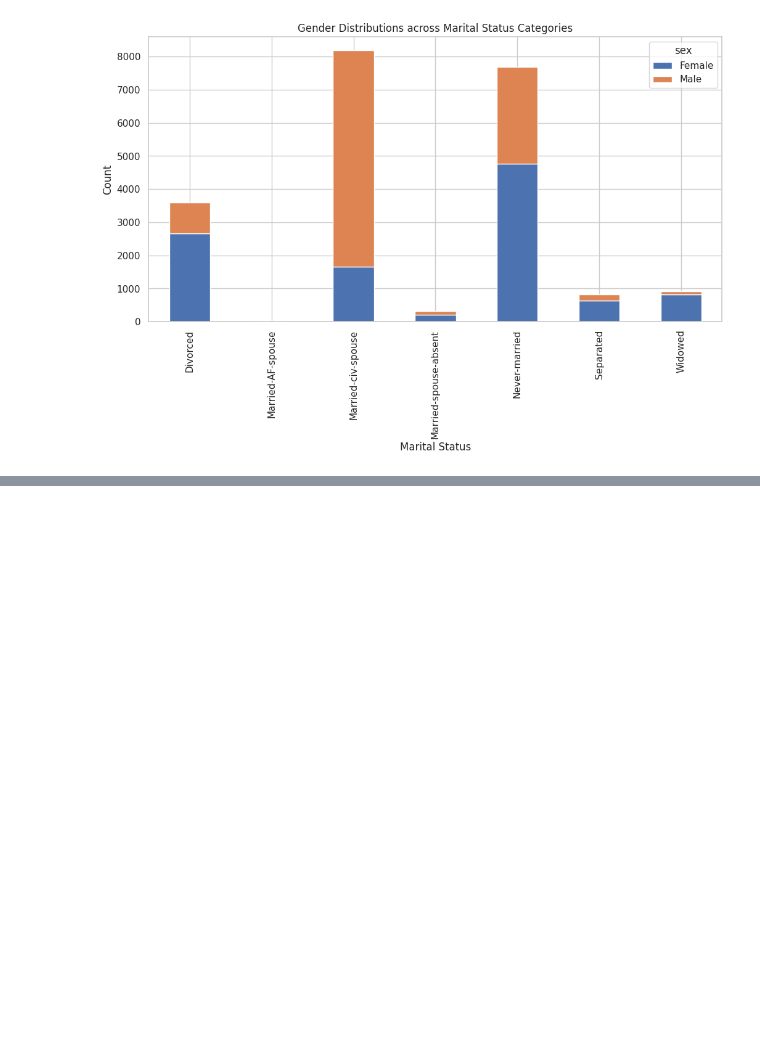
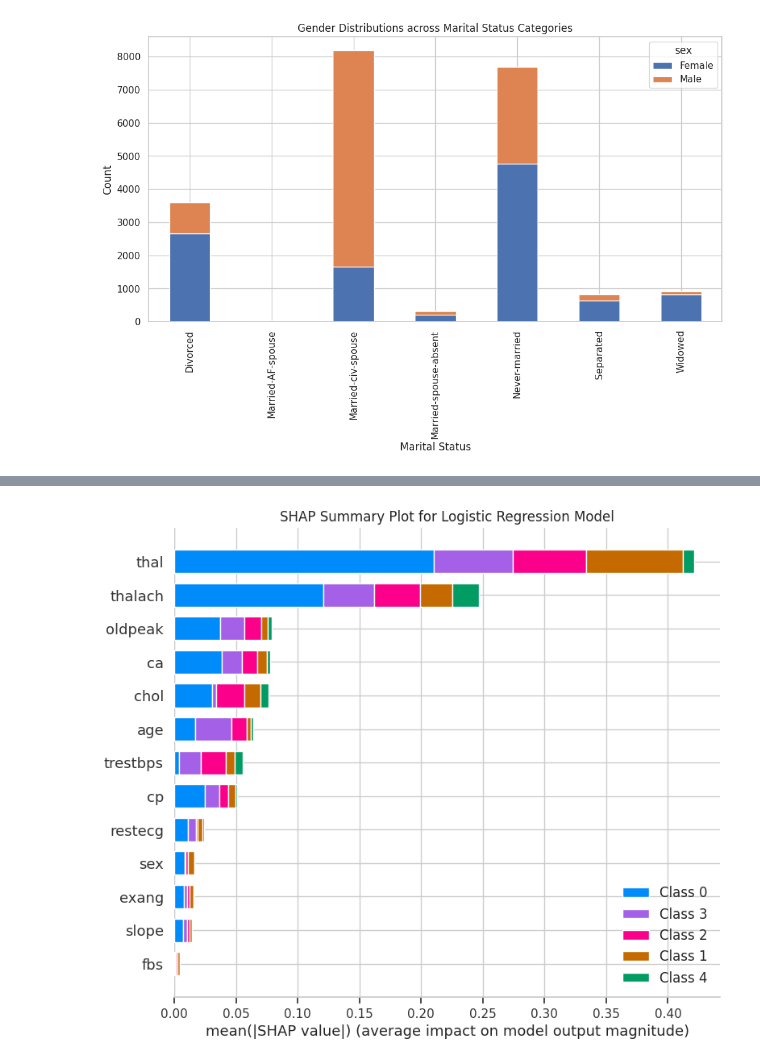
Before and after one commit to noushin94/ResponsibleAI, a Jupyter notebook: Responsible_AI.ipynb, the cells around one changed output, grey strips where cells are left out. Drawn from its saved outputs; the diff is of its cells as text; code cells hidden in the pictures; blank space fills up the shorter version.

```diff
--- a/Responsible_AI.ipynb
+++ b/Responsible_AI.ipynb
@@ -486,0 +615,11 @@ plt.show()
+# %%
+# Separate features and target variable
+X = heart_data.drop('target', axis=1)
+y = heart_data['target']
+# %%
+# Use ShuffleSplit for splitting the data into training and testing sets
+shuffle_split = ShuffleSplit(n_splits=1, test_size=0.2, random_state=42)
+
+for train_index, test_index in shuffle_split.split(X):
+    X_train, X_test = X.iloc[train_index], X.iloc[test_index]
+    y_train, y_test = y.iloc[train_index], y.iloc[test_index]
@@ -486,0 +637,4 @@ plt.show()
+# %%
+# Train a logistic regression model
+logreg_model = LogisticRegression()
+logreg_model.fit(X_train, y_train)
@@ -486,0 +652,4 @@ plt.show()
+# %%
+# Explain model predictions using SHAP values with KernelExplainer
+explainer = shap.KernelExplainer(logreg_model.predict_proba, X_train)
+shap_values = explainer.shap_values(X_test)
@@ -486,0 +658,7 @@ plt.show()
+# %%
+# Plot SHAP summary plots
+shap.summary_plot(shap_values, X_test, feature_names=X_test.columns, show=False)
+plt.title('SHAP Summary Plot for Logistic Regression Model')
+plt.show()
+# %% [output]
+[figure, added]
```
Also changed, not shown: parts of 20 cells of this notebook.
